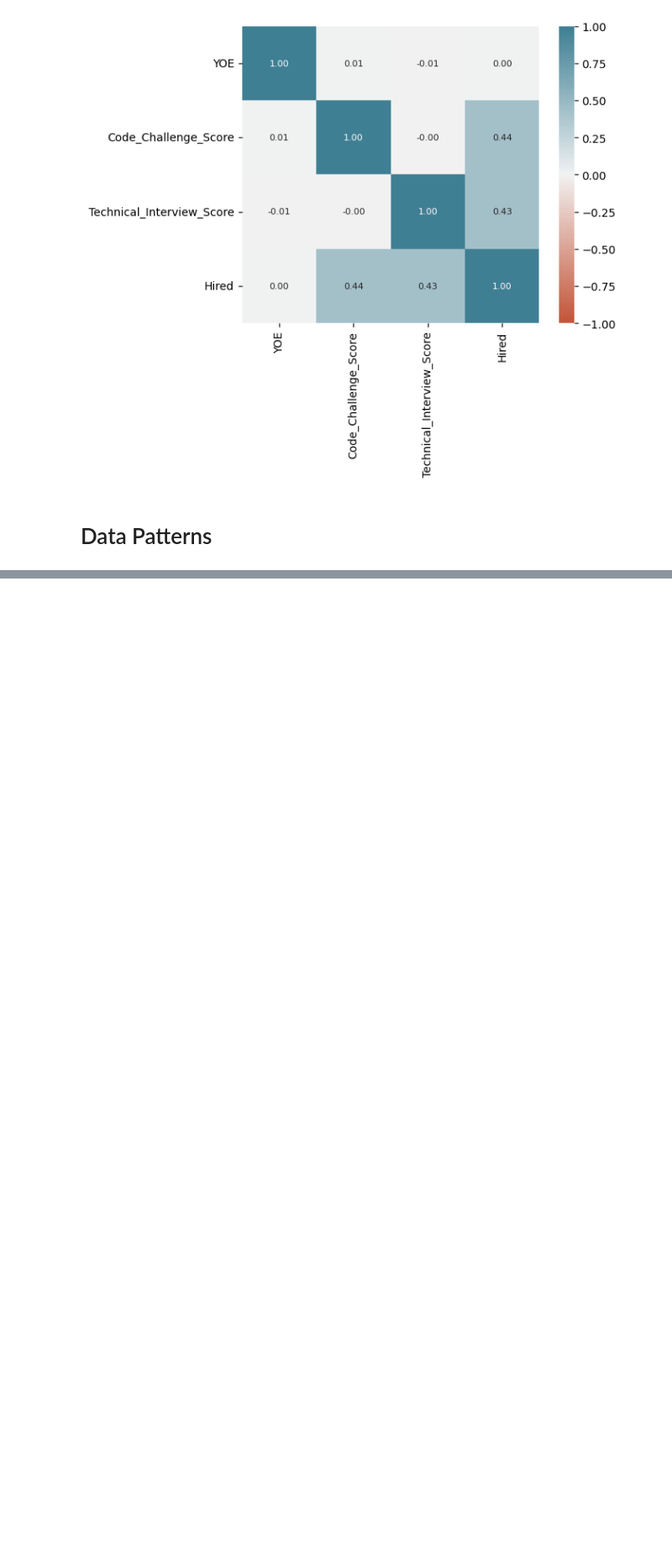
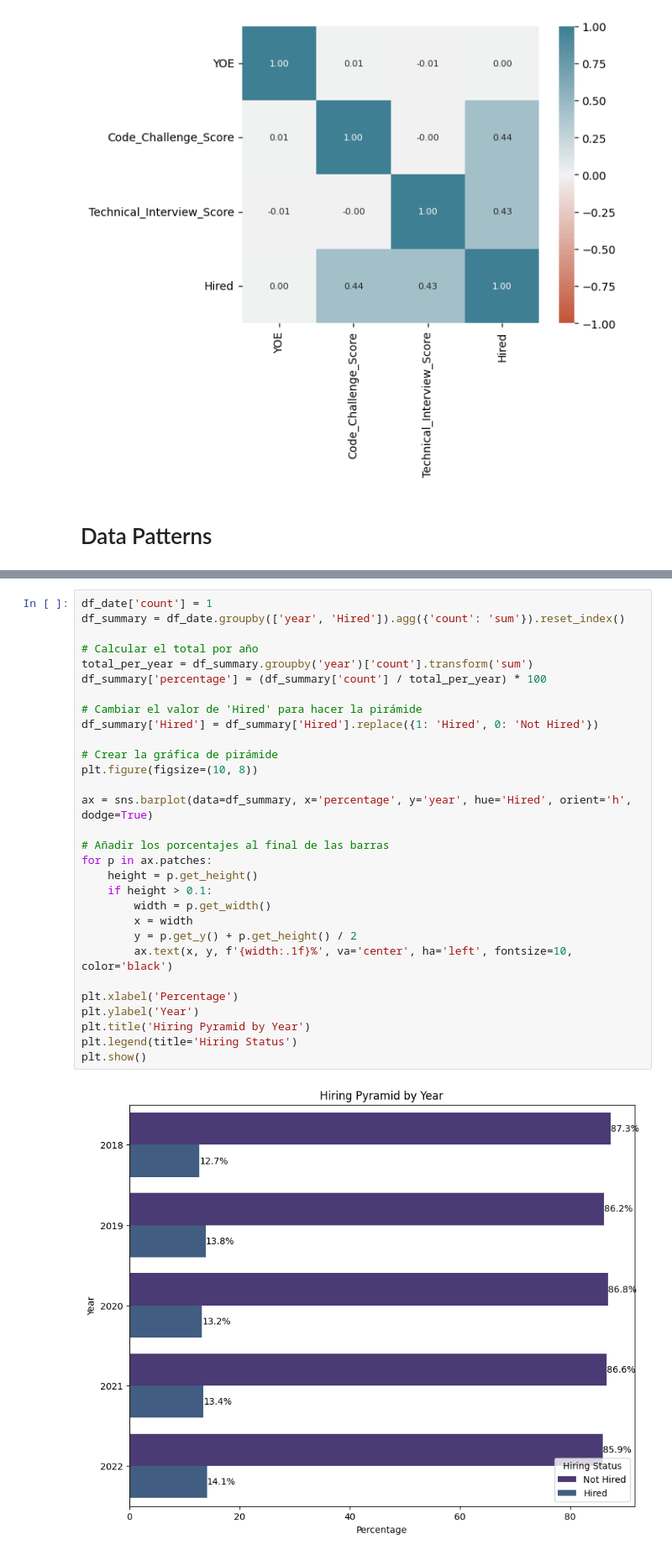
Before and after one commit to caroldvarela/workshop-01, a Jupyter notebook: notebooks/002_EDA.ipynb, the cells around one changed output, grey strips where cells are left out. Shown at 84% size. Drawn from its saved outputs; the diff is of its cells as text; blank space fills up the shorter version.

```diff
--- a/notebooks/002_EDA.ipynb
+++ b/notebooks/002_EDA.ipynb
@@ -167,0 +224,32 @@ plt.show()
+# %%
+df_date['count'] = 1
+df_summary = df_date.groupby(['year', 'Hired']).agg({'count': 'sum'}).reset_index()
+
+# Calcular el total por año
+total_per_year = df_summary.groupby('year')['count'].transform('sum')
+df_summary['percentage'] = (df_summary['count'] / total_per_year) * 100
+
+# Cambiar el valor de 'Hired' para hacer la pirámide
+df_summary['Hired'] = df_summary['Hired'].replace({1: 'Hired', 0: 'Not Hired'})
+
+# Crear la gráfica de pirámide
+plt.figure(figsize=(10, 8))
+
+ax = sns.barplot(data=df_summary, x='percentage', y='year', hue='Hired', orient='h', dodge=True)
+
+# Añadir los porcentajes al final de las barras
+for p in ax.patches:
+    height = p.get_height()
+    if height > 0.1:
+        width = p.get_width()
+        x = width
+        y = p.get_y() + p.get_height() / 2
+        ax.text(x, y, f'{width:.1f}%', va='center', ha='left', fontsize=10, color='black')
+
+plt.xlabel('Percentage')
+plt.ylabel('Year')
+plt.title('Hiring Pyramid by Year')
+plt.legend(title='Hiring Status')
+plt.show()
+# %% [output]
+[figure, added]
```
Also changed, not shown: parts of 3 cells of this notebook, 1 other file.
